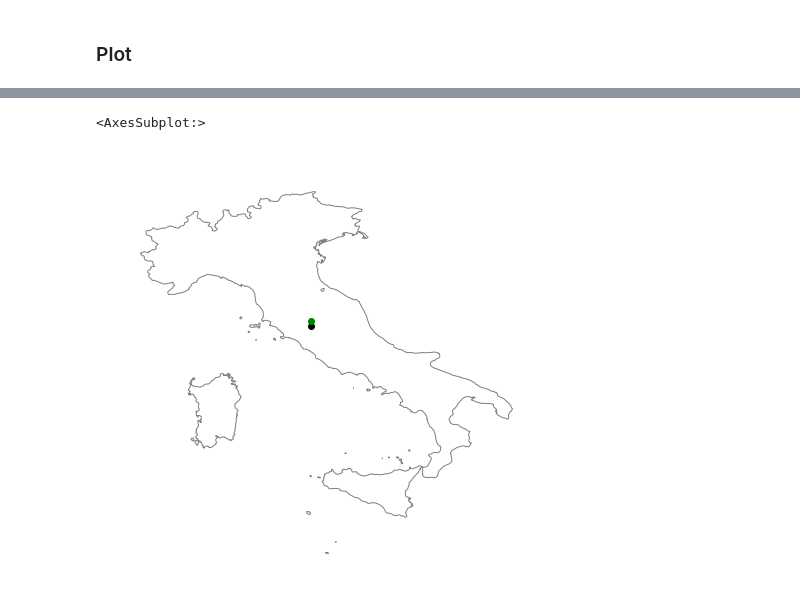
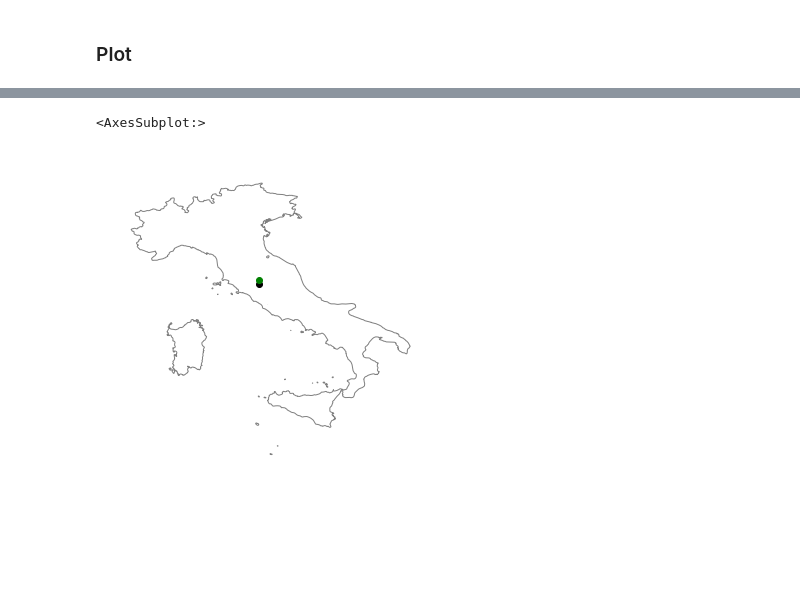
Before and after one commit to gregfeliu/Centroids_of_Italy, a Jupyter notebook: notebooks/3.Plotting_Centroids.ipynb, the cells around one changed output, grey strips where cells are left out. Saved outputs shown, nothing was run; the diff lists cells and outputs as text; code cells hidden in the pictures; blank space fills up the shorter version.

```diff
--- a/notebooks/3.Plotting_Centroids.ipynb
+++ b/notebooks/3.Plotting_Centroids.ipynb
@@ -216,8 +234,8 @@ italy_centroid
 # %%
 # green is population center while black is geo center
-ax14 = italy_centroid.plot(color='black', figsize=(8,8))
-country_pop_weighted_gdf.plot(figsize=(8,8), ax=ax14, color='green')
-gplt.polyplot(italy_geometry, facecolor='white', edgecolor='grey', ax=ax14, figsize=(8,8))
+ax4 = italy_centroid.plot(color='black', figsize=(5,5))
+country_pop_weighted_gdf.plot(figsize=(5,5), ax=ax4, color='green')
+gplt.polyplot(italy_geometry, facecolor='white', edgecolor='grey', ax=ax4, figsize=(5,5))
 # %% [output]
 <AxesSubplot:>
-[figure, old version]
+[figure, new version]
```
Also changed, not shown: parts of 9 cells of this notebook.
